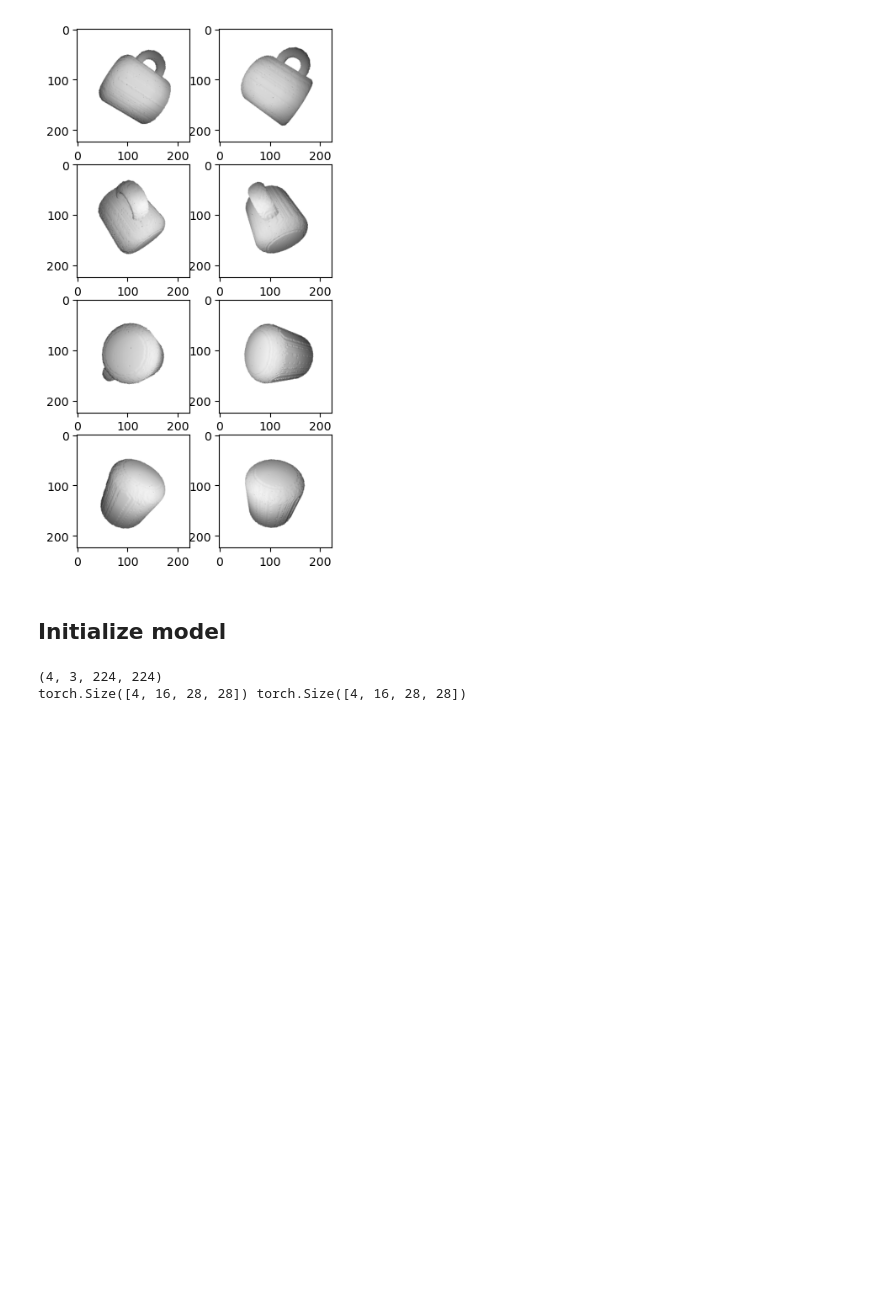
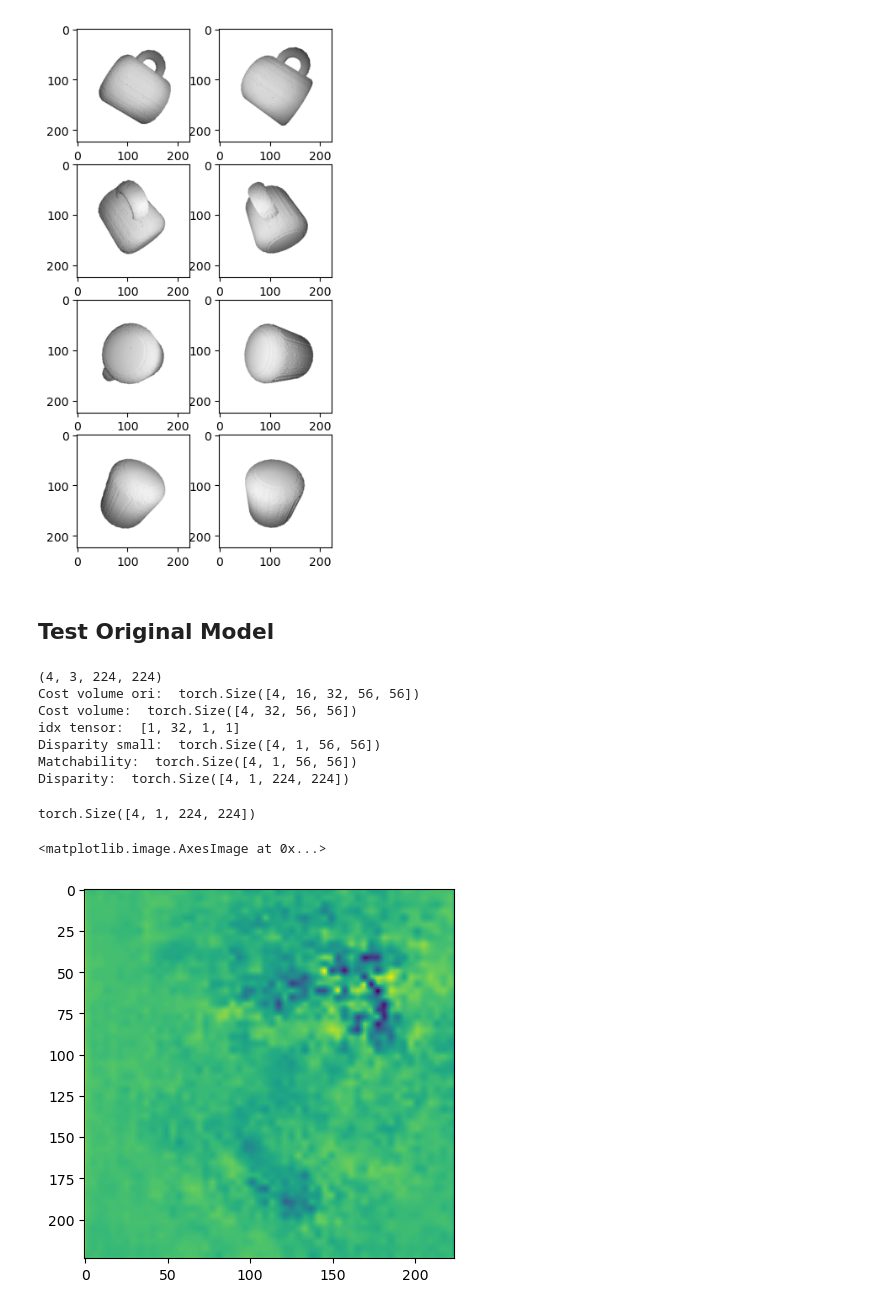
Before and after one commit to elchun/stereo-occupancy-networks, a Jupyter notebook: im2mesh/dev_tests/test_stereo_network.ipynb, the cells around one changed output. Cells and saved outputs as stored; diff of their text form; code cells hidden in the pictures; blank space fills up the shorter version.

```diff
--- a/im2mesh/dev_tests/test_stereo_network.ipynb
+++ b/im2mesh/dev_tests/test_stereo_network.ipynb
@@ -44,8 +45,8 @@ for i in range(0, 4):
 plot_image_lists(l_plot_image_list, r_plot_image_list)
 # %% [output]
 [figure]
-# %% [markdown]
-## Initialize model
+# %% [markdown]
+## Test Original Model
 # %%
 class ModelConfig(object):
     model_file: str = None
@@ -54,7 +55,7 @@ class ModelConfig(object):
     fe_features: int = 16
     fe_internal_features: int = 32
     num_disparities: int = 128
-    downsample_factor: int = 8
+    downsample_factor: int = 4  # Was 8
 
     checkpoint: Optional[str] = None
 
@@ -67,7 +68,20 @@ r_image_batch = np.stack(r_image_list, axis=0)
 l_image_batch_torch = torch.from_numpy(l_image_batch)
 r_image_batch_torch = torch.from_numpy(r_image_batch)
 print(l_image_batch.shape)
-model.forward(l_image_batch_torch, r_image_batch_torch)
+output, all_outputs = model.forward(l_image_batch_torch, r_image_batch_torch)
 # %% [output]
 (4, 3, 224, 224)
-torch.Size([4, 16, 28, 28]) torch.Size([4, 16, 28, 28])
+Cost volume ori:  torch.Size([4, 16, 32, 56, 56])
+Cost volume:  torch.Size([4, 32, 56, 56])
+idx tensor:  [1, 32, 1, 1]
+Disparity small:  torch.Size([4, 1, 56, 56])
+Matchability:  torch.Size([4, 1, 56, 56])
+Disparity:  torch.Size([4, 1, 224, 224])
+# %%
+disparity = output['disparity']
+print(disparity.shape)
+plt.imshow(torch.einsum('ijk->jki', disparity[0]).detach().numpy())
+# %% [output]
+torch.Size([4, 1, 224, 224])
+<matplotlib.image.AxesImage at 0x...>
+[figure, added]
```
Also changed, not shown: parts of 6 cells of this notebook, 11 other files.
